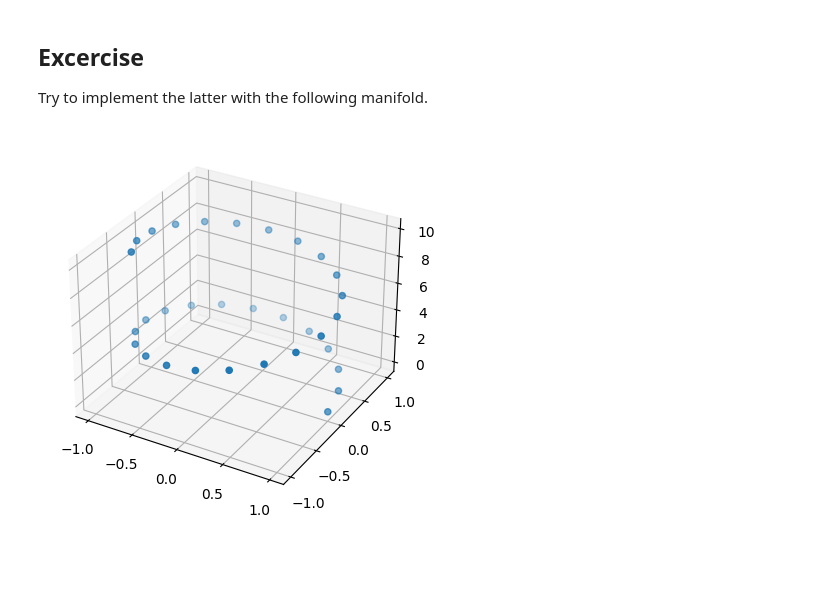
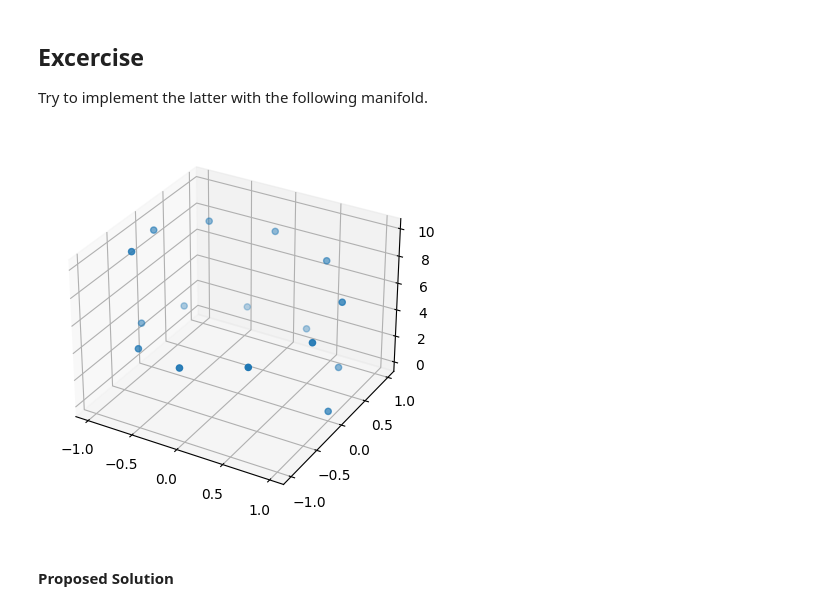
Before and after one commit to maguerrap/CEMRACS2023, a Jupyter notebook: 3-SGM_introduction.ipynb, the cells around one changed output. Cells and saved outputs as stored; diff of their text form; code cells hidden in the pictures; blank space fills up the shorter version.

Commit message:
Added solutions

```diff
--- a/3-SGM_introduction.ipynb
+++ b/3-SGM_introduction.ipynb
@@ -495,11 +495,13 @@ def sample_helix(J: int) -> jax.Array:
     mf = jnp.stack([xs, ys, alphas], axis=1)
     return mf
 # %%
-J = 32
+J = 16
 mf = sample_helix(J)
 fig = plt.figure()
 ax = fig.add_subplot(projection='3d')
 ax.scatter(mf[:,0], mf[:,1], mf[:,2])
 plt.show()
 # %% [output]
-[figure, old version]
+[figure, new version]
+# %% [markdown]
+#### Proposed Solution
```
Also changed, not shown: parts of 12 cells of this notebook, 2 other files.
